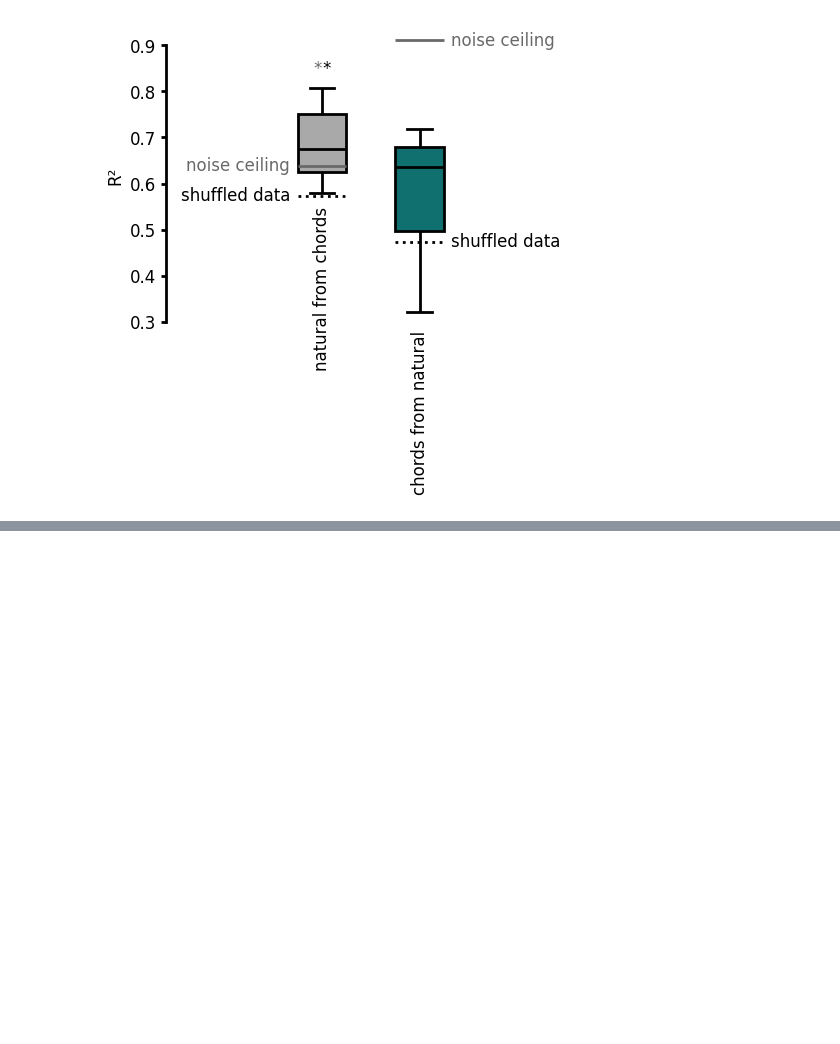
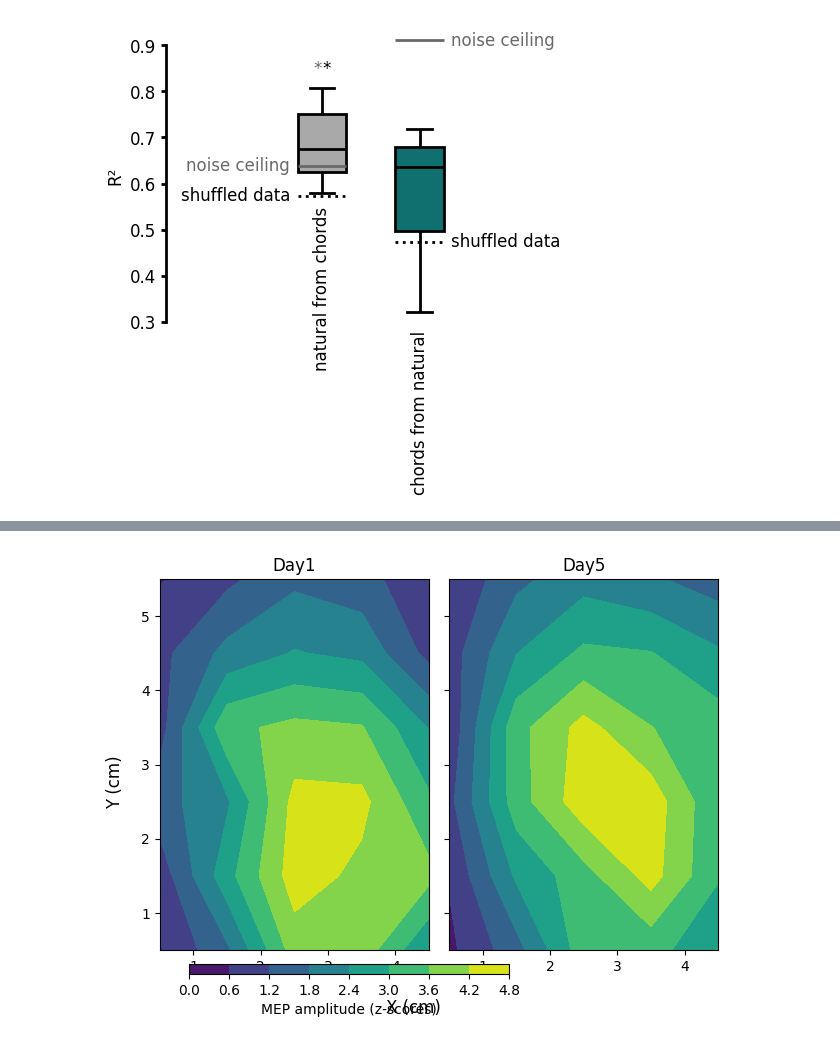
Before and after one commit to mnlmrc/extension-flexion-chords, a Jupyter notebook: notebooks/main.ipynb, the cells around one changed output, grey strips where cells are left out. Cells and saved outputs as stored; diff of their text form; code cells hidden in the pictures; blank space fills up the shorter version.

```diff
--- a/notebooks/main.ipynb
+++ b/notebooks/main.ipynb
@@ -1306,3 +1304,26 @@ FileNotFoundError: [Errno 2] No such file or directory: '/Users/mnlmrc/Library/C
+# %%
+fig, axs = plt.subplots(1, 2, sharex=True, sharey=True)
+
+days = ['1', '5']
+
+for i, ax in enumerate(axs):
+
+    heatmap = main('MEP:heatmap_norm', experiment='efc3', participant_id=['subj114'], day=days[i])
+
+    cax = ax.contourf(heatmap.squeeze(), cmap='viridis', origin='lower')
+
+    ax.set_title(f'Day{days[i]}', fontsize=fontsize)
+
+fig.supylabel('Y (cm)', fontsize=fontsize)
+fig.supxlabel('X (cm)', fontsize=fontsize)
+
+# Add a colorbar below the figure
+cbar_ax = fig.add_axes([0.15, 0.1, 0.5, 0.02])  # [left, bottom, width, height]
+fig.colorbar(cax, cax=cbar_ax, orientation='horizontal', label='MEP amplitude (z-scores)')
+
+fig.tight_layout()
+# %% [output]
+[figure, added]
 # %%
 experiment = 'efc3'
 
```
Also changed, not shown: parts of 3 cells of this notebook, 2 other files.
